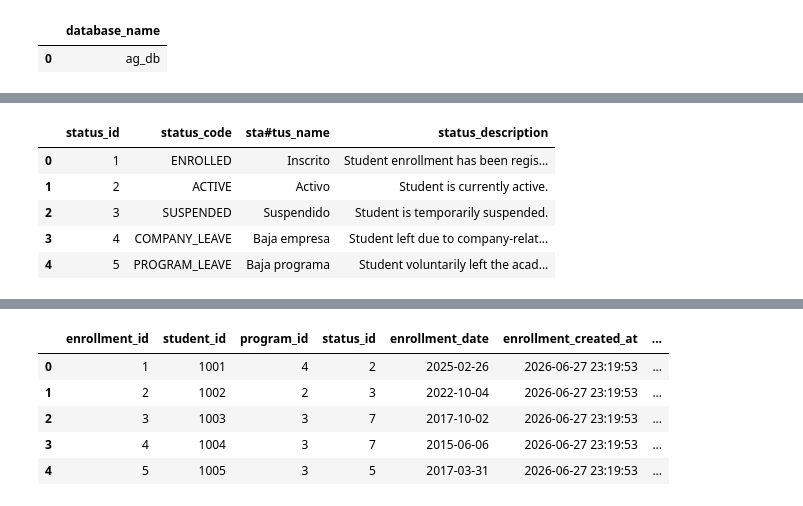
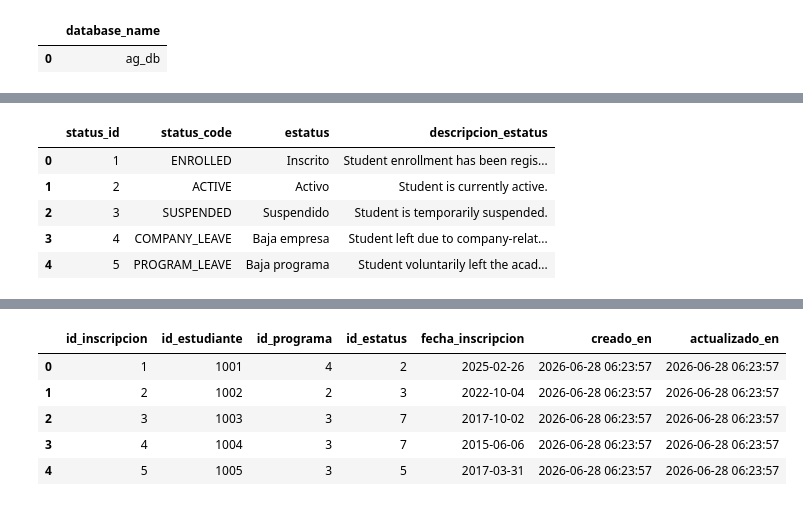
Before and after one commit to JavissNeg/ag-challenge, a Jupyter notebook: data-analysis/analysis.ipynb, the cells around one changed output, grey strips where cells are left out. Drawn from its saved outputs; the diff is of its cells as text; code cells hidden in the pictures.

```diff
--- a/data-analysis/analysis.ipynb
+++ b/data-analysis/analysis.ipynb
@@ -62,8 +62,8 @@ statuses_df = pd.read_sql("SELECT * FROM statuses;", engine).rename(
     columns={
         "id": "status_id",
         "code": "status_code",
-        "name": "sta#tus_name",
-        "description": "status_description",
+        "name": "estatus",
+        "description": "descripcion_estatus",
     }
 )
 
@@ -93,10 +93,58 @@ status_history_df = pd.read_sql("SELECT * FROM status_history;", engine).rename(
 
 # Se muestran las primeras filas de cada DataFrame para verificar que la información fue cargada correctamente.
 # %%
-display(companies_df.head())
-display(programs_df.head())
+display(
+    companies_df.rename(
+        columns={
+            "company_id": "id_empresa",
+            "company_name": "empresa",
+        }
+    ).head()
+)
+display(
+    programs_df.rename(
+        columns={
+            "program_id": "id_programa",
+            "program_name": "programa",
+        }
+    ).head()
+)
 display(statuses_df.head())
-display(students_df.head())
-display(enrollments_df.head())
-display(status_history_df.head())
+display(
+    students_df.rename(
+        columns={
+            "student_id": "id_estudiante",
+            "first_name": "nombre",
+            "last_name": "apellido",
+            "company_id": "id_empresa",
+            "student_created_at": "creado_en",
+            "student_updated_at": "actualizado_en",
+        }
+    ).head()
+)
+display(
+    enrollments_df.rename(
+        columns={
+            "enrollment_id": "id_inscripcion",
+            "student_id": "id_estudiante",
+            "program_id": "id_programa",
+            "status_id": "id_estatus",
+            "enrollment_date": "fecha_inscripcion",
+            "enrollment_created_at": "creado_en",
+            "enrollment_updated_at": "actualizado_en",
+        }
+    ).head()
+)
+display(
+    status_history_df.rename(
+        columns={
+            "history_id": "id_historial",
+            "enrollment_id": "id_inscripcion",
+            "previous_status_id": "id_estatus_anterior",
+            "new_status_id": "id_estatus_nuevo",
+            "changed_at": "fecha_cambio",
+            "reason": "motivo",
+        }
+    ).head()
+)
 # %% [output]
@@ -114,4 +162,4 @@ display(status_history_df.head())
-|  | status_id | status_code | sta#tus_name | status_description |
+|  | status_id | status_code | estatus | descripcion_estatus |
 | 0 | 1 | ENROLLED | Inscrito | Student enrollment has been regis... |
 | 1 | 2 | ACTIVE | Activo | Student is currently active. |
 | 2 | 3 | SUSPENDED | Suspendido | Student is temporarily suspended. |
@@ -126,6 +174,6 @@ display(status_history_df.head())
-|  | enrollment_id | student_id | program_id | status_id | enrollment_date | enrollment_created_at | ... |
-| 0 | 1 | 1001 | 4 | 2 | 2025-02-26 | 2026-06-27 23:19:53 | ... |
-| 1 | 2 | 1002 | 2 | 3 | 2022-10-04 | 2026-06-27 23:19:53 | ... |
-| 2 | 3 | 1003 | 3 | 7 | 2017-10-02 | 2026-06-27 23:19:53 | ... |
-| 3 | 4 | 1004 | 3 | 7 | 2015-06-06 | 2026-06-27 23:19:53 | ... |
-| 4 | 5 | 1005 | 3 | 5 | 2017-03-31 | 2026-06-27 23:19:53 | ... |
+|  | id_inscripcion | id_estudiante | id_programa | id_estatus | fecha_inscripcion | creado_en | actualizado_en |
+| 0 | 1 | 1001 | 4 | 2 | 2025-02-26 | 2026-06-28 06:23:57 | 2026-06-28 06:23:57 |
+| 1 | 2 | 1002 | 2 | 3 | 2022-10-04 | 2026-06-28 06:23:57 | 2026-06-28 06:23:57 |
+| 2 | 3 | 1003 | 3 | 7 | 2017-10-02 | 2026-06-28 06:23:57 | 2026-06-28 06:23:57 |
+| 3 | 4 | 1004 | 3 | 7 | 2015-06-06 | 2026-06-28 06:23:57 | 2026-06-28 06:23:57 |
+| 4 | 5 | 1005 | 3 | 5 | 2017-03-31 | 2026-06-28 06:23:57 | 2026-06-28 06:23:57 |
```
Also changed, not shown: parts of 8 cells of this notebook.
